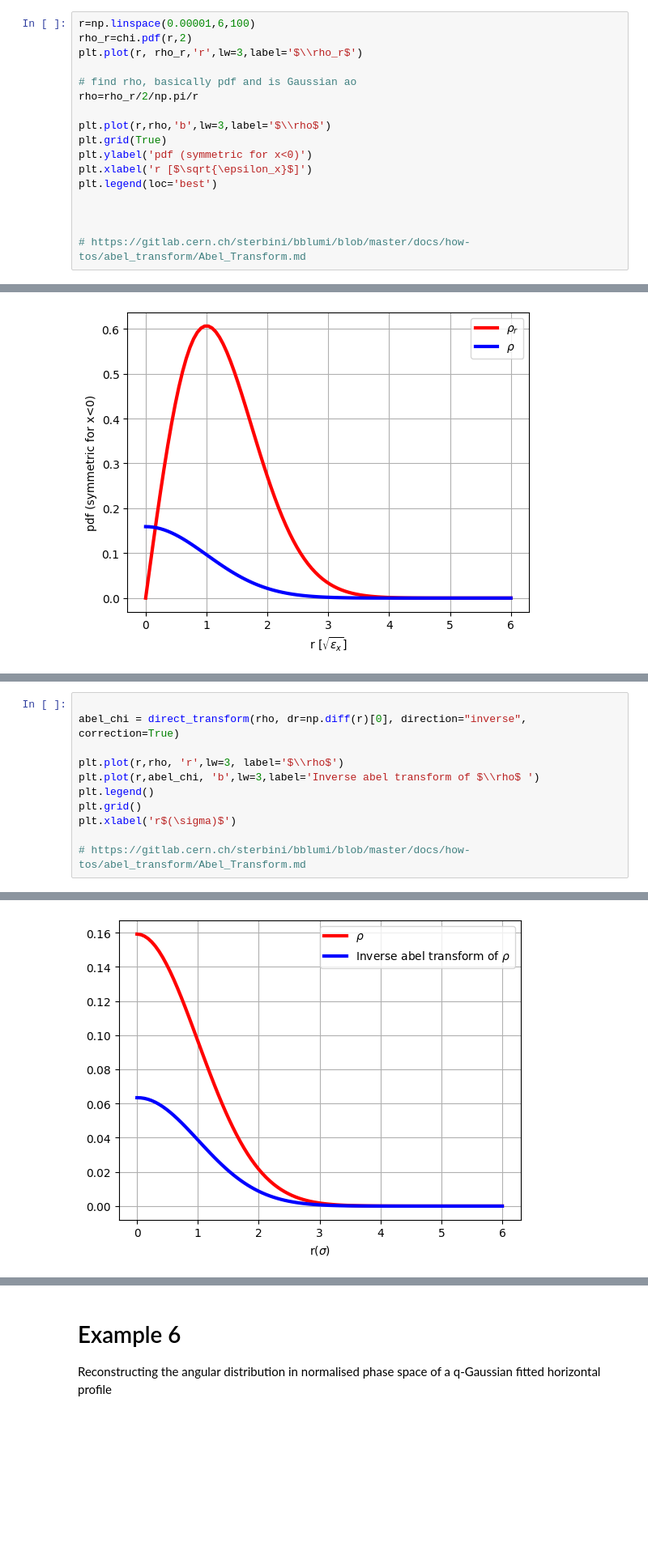
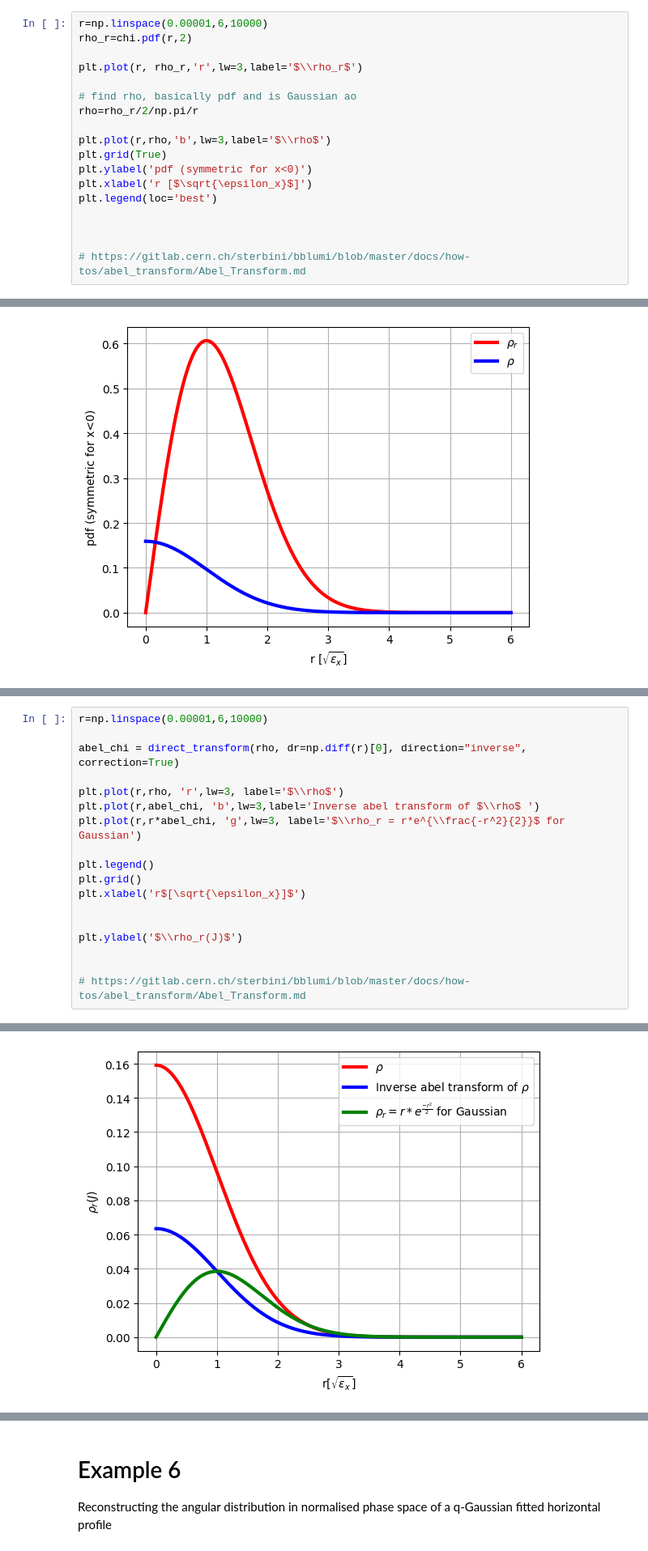
Before and after one commit to ElleanorLamb/xsuite_functions, a Jupyter notebook: Examples/abel_density.ipynb, the cells around one changed output, grey strips where cells are left out. Shown at 81% size. Cells and saved outputs as stored; diff of their text form; blank space fills up the shorter version.

```diff
--- a/Examples/abel_density.ipynb
+++ b/Examples/abel_density.ipynb
@@ -162,8 +124,9 @@ Falling back to a pure Python backend...
 
 Compute the $\rho$ from a $\chi^2 = 2 $ distribution, and then find the Abel transform
 # %%
-r=np.linspace(0.00001,6,100)
+r=np.linspace(0.00001,6,10000)
 rho_r=chi.pdf(r,2)
+
 plt.plot(r, rho_r,'r',lw=3,label='$\\rho_r$')
 
 # find rho, basically pdf and is Gaussian ao
@@ -188,12 +151,19 @@ Find the abel transform
 # %%
+r=np.linspace(0.00001,6,10000)
 
 abel_chi = direct_transform(rho, dr=np.diff(r)[0], direction="inverse", correction=True)
 
 plt.plot(r,rho, 'r',lw=3, label='$\\rho$')
 plt.plot(r,abel_chi, 'b',lw=3,label='Inverse abel transform of $\\rho$ ')
+plt.plot(r,r*abel_chi, 'g',lw=3, label='$\\rho_r = r*e^{\\frac{-r^2}{2}}$ for Gaussian')
+
 plt.legend()
 plt.grid()
-plt.xlabel('r$(\sigma)$')
+plt.xlabel('r$[\sqrt{\epsilon_x}]$')
+
+
+plt.ylabel('$\\rho_r(J)$')
+
 
 # https://gitlab.cern.ch/sterbini/bblumi/blob/master/docs/how-tos/abel_transform/Abel_Transform.md
 # %% [output]
@@ -203 +173 @@ Text(0.5, 0, 'r$(\\sigma)$')
-[figure, old version]
+[figure, new version]
```
Also changed, not shown: parts of 17 cells of this notebook, 1 other file.
